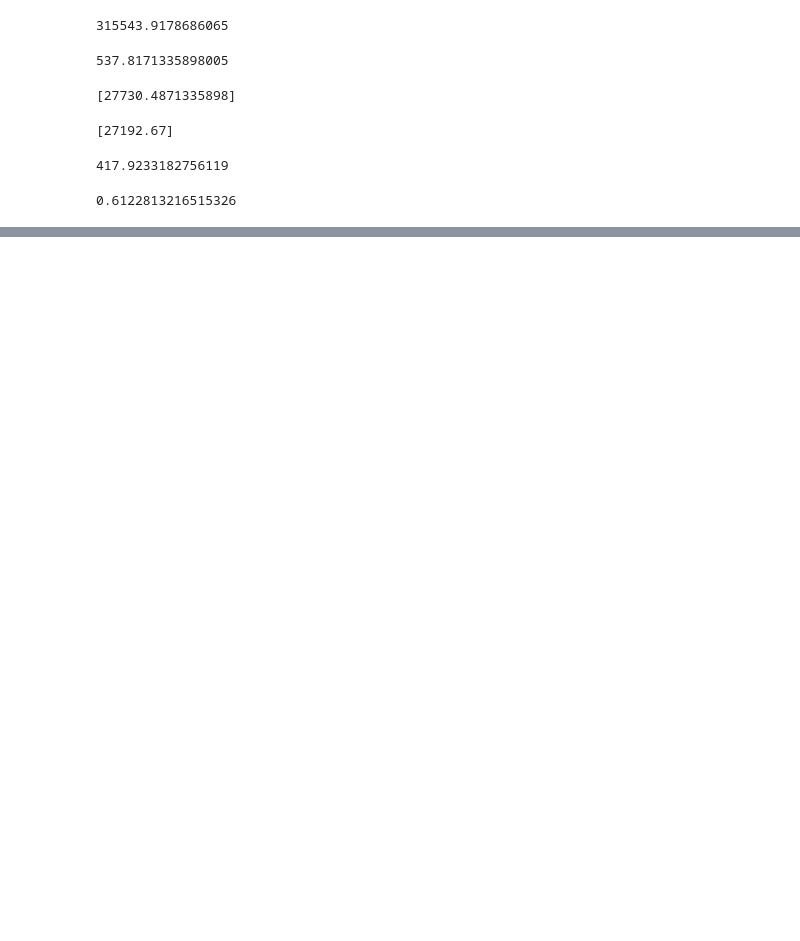
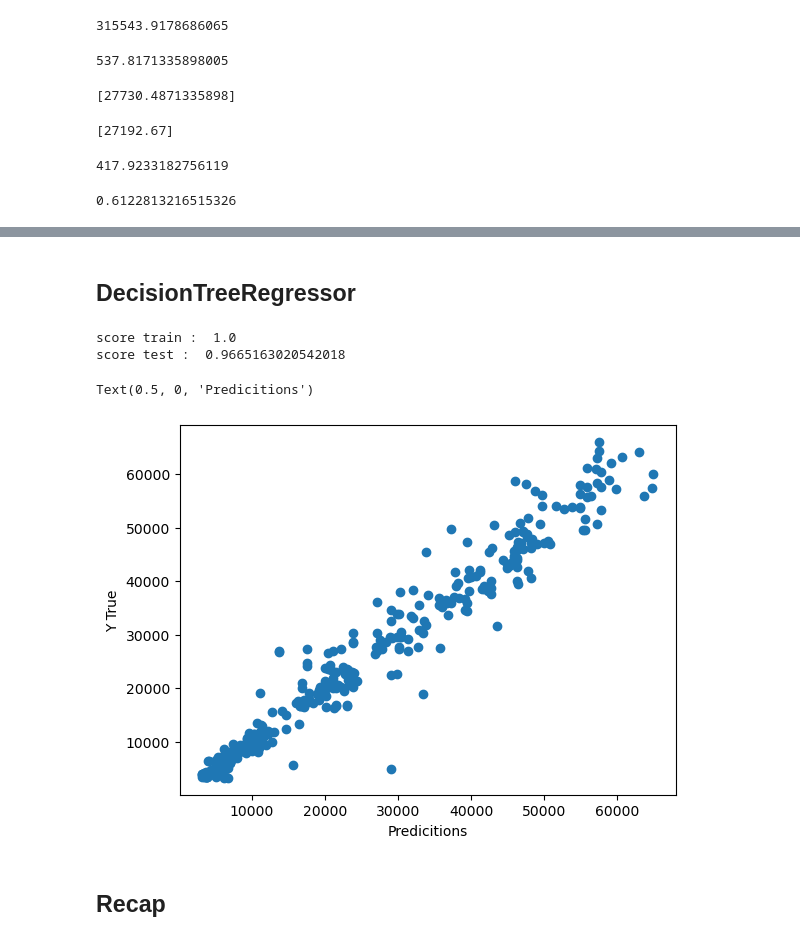
Before and after one commit to abdullahcayde/CryptoBot_with_Binance_Project, a Jupyter notebook: ARIMA_ML_Model_Asset1.ipynb, the cells around one changed output, grey strips where cells are left out. Drawn from its saved outputs; the diff is of its cells as text; code cells hidden in the pictures; blank space fills up the shorter version.

```diff
--- a/ARIMA_ML_Model_Asset1.ipynb
+++ b/ARIMA_ML_Model_Asset1.ipynb
@@ -293,0 +480,37 @@ r2_score(test_data, model_predictions)
+# %% [markdown]
+## DecisionTreeRegressor
+# %%
+from sklearn.tree import DecisionTreeRegressor
+
+feats = df.drop('close', axis=1)
+
+target = df['close']
+
+X_train, X_test, y_train, y_test = train_test_split(feats, target,
+                                                    test_size=0.25,
+                                                    random_state = 42)
+
+#Model instantiation
+dt_reg = DecisionTreeRegressor(random_state=42)
+
+#Model training
+dt_reg.fit(X_train, y_train)
+
+#Prediction on test data
+y_pred_test = dt_reg.predict(X_test)
+
+print("score train : " , dt_reg.score(X_train, y_train))
+
+print("score test : ", dt_reg.score(X_test, y_test))
+
+
+plt.scatter(y_pred_test, y_test)
+plt.ylabel('Y True')
+plt.xlabel('Predicitions')
+# %% [output]
+score train :  1.0
+score test :  0.9665163020542018
+Text(0.5, 0, 'Predicitions')
+[figure, added]
+# %% [markdown]
+## Recap
```
Also changed, not shown: parts of 24 cells of this notebook.
